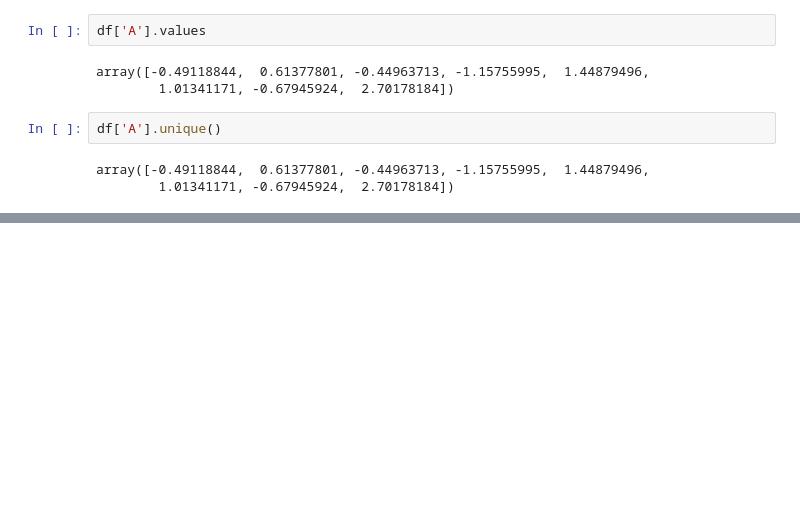
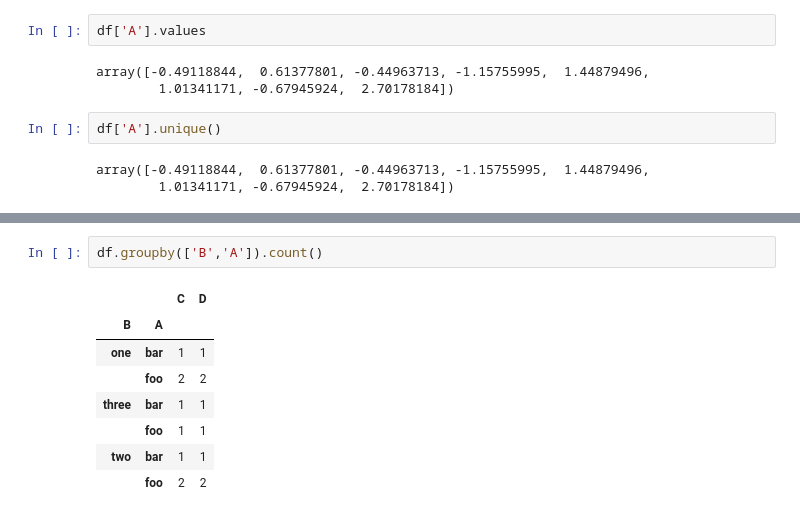
Before and after one commit to cdingding/exercises, a Jupyter notebook: 0Pandas_skills.ipynb, the cells around one changed output, grey strips where cells are left out. Drawn from its saved outputs; the diff is of its cells as text; blank space fills up the shorter version.

```diff
--- a/0Pandas_skills.ipynb
+++ b/0Pandas_skills.ipynb
@@ -1357,0 +1418,11 @@ array([-0.49118844,  0.61377801, -0.44963713, -1.15755995,  1.44879496,
+# %%
+df.groupby(['B','A']).count()
+# %% [output]
+|  |  | C | D |
+| B | A |  |  |
+| one | bar | 1 | 1 |
+|  | foo | 2 | 2 |
+| three | bar | 1 | 1 |
+|  | foo | 1 | 1 |
+| two | bar | 1 | 1 |
+|  | foo | 2 | 2 |
```
Also changed, not shown: parts of 8 cells of this notebook.
